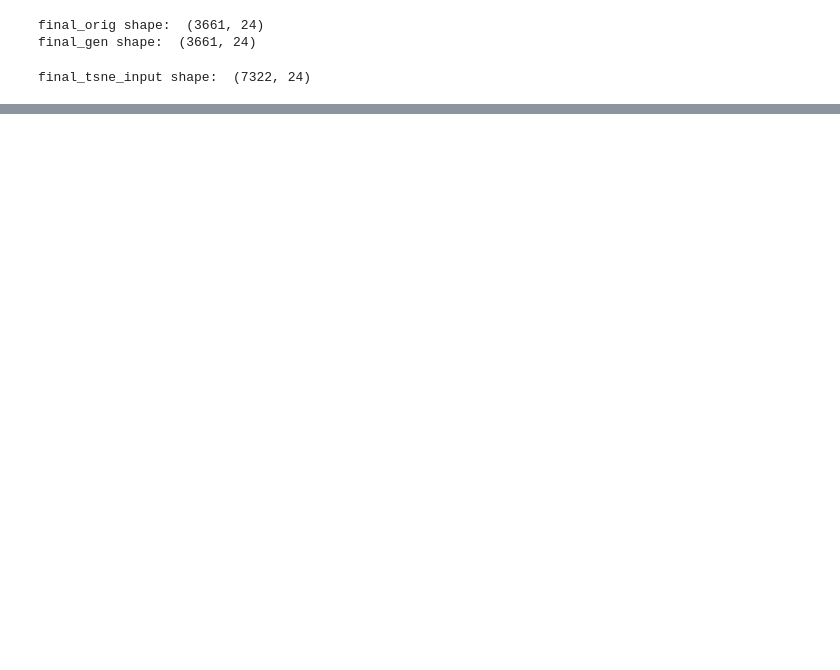
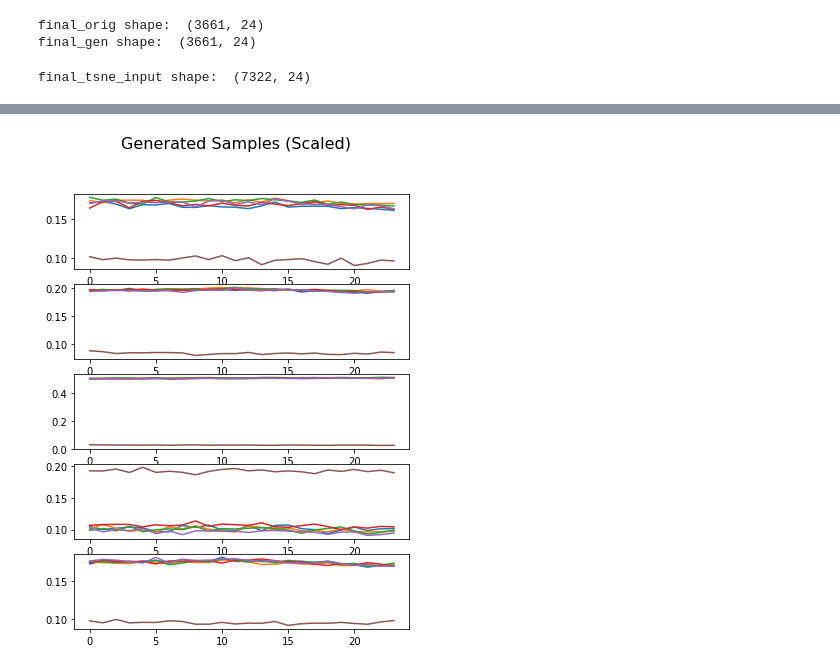
Before and after one commit to abudesai/syntheticdatagen, a Jupyter notebook: data_generators/time_vae/visualize generated data.ipynb, the cells around one changed output, grey strips where cells are left out. Drawn from its saved outputs; the diff is of its cells as text; code cells hidden in the pictures; blank space fills up the shorter version.

```diff
--- a/data_generators/time_vae/visualize generated data.ipynb
+++ b/data_generators/time_vae/visualize generated data.ipynb
@@ -130,0 +158,4 @@ plt.show()
+# %%
+utils.plot_samples(scaled_gen_data, n=5)
+# %% [output]
+[figure, added]
```
Also changed, not shown: parts of 7 cells of this notebook, 6 other files.
